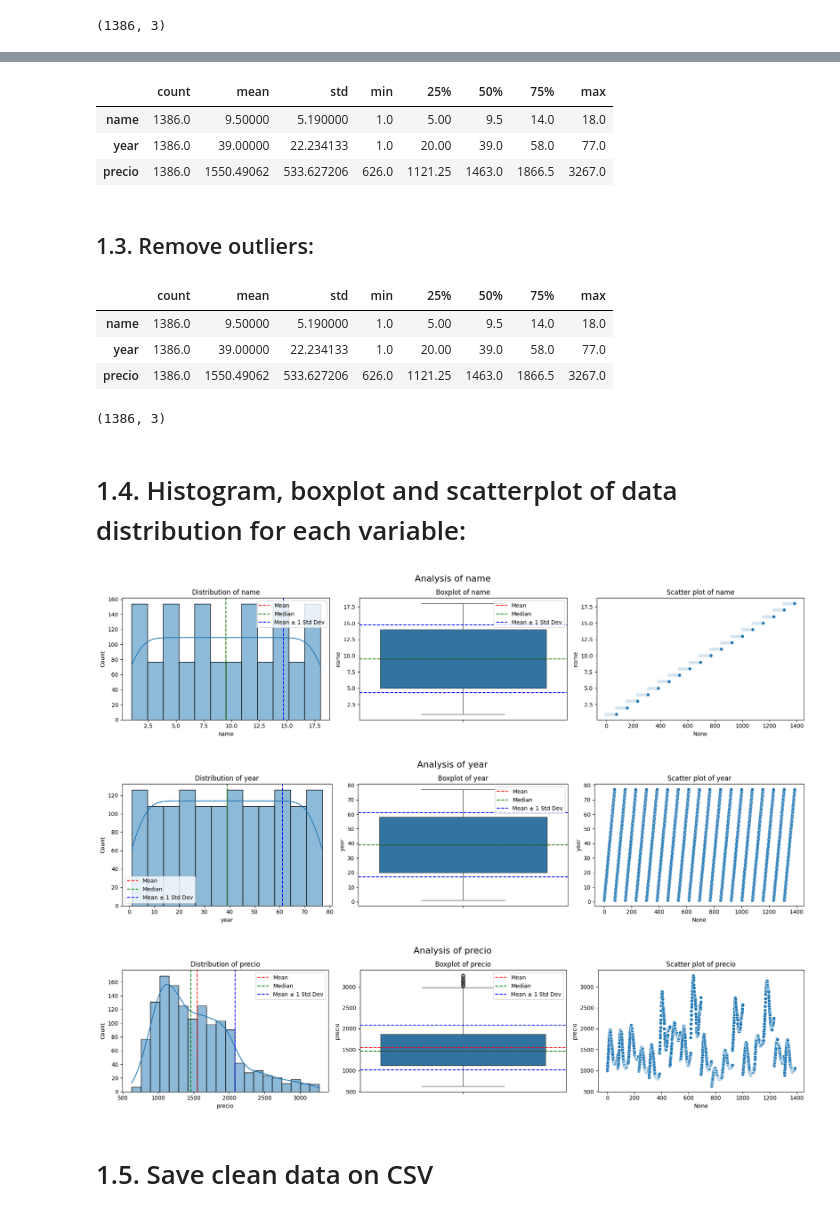
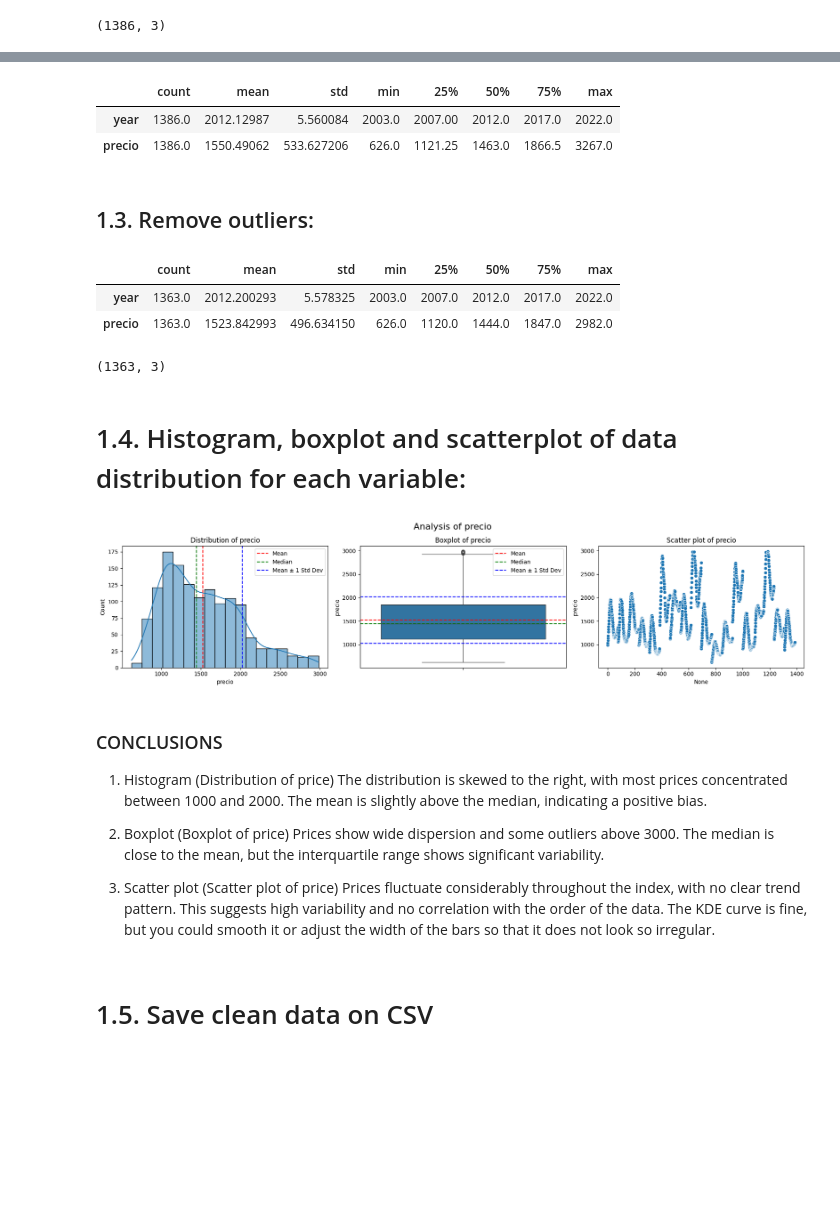
Before and after one commit to 4GeeksAcademy/Wendy-2025-DS-FINAL-PROJECT-ML, a Jupyter notebook: src/1. DESCRIPTIVE STATISTICS.ipynb, the cells around one changed output, grey strips where cells are left out. Saved outputs shown, nothing was run; the diff lists cells and outputs as text; code cells hidden in the pictures; blank space fills up the shorter version.

```diff
--- a/src/1. DESCRIPTIVE STATISTICS.ipynb
+++ b/src/1. DESCRIPTIVE STATISTICS.ipynb
@@ -162,6 +162,6 @@ msno.matrix(df_original)
 # %% [markdown]
 ## 1.0.5. Delete unnecessary data:
 # %%
-df_cleaned = df_original.drop(columns = ["codigo_comunidad", "comunidad", "IPC", "edad_media", "mano_obra", "precio_Acero", "precio_Aluminio", "precio_Cemento", "precio_Ceramica", "precio_Cobre", "precio_Energía", "precio_Ligantes", "precio_Madera", "num_hipotecas", "num_inmigracion"])
+df_cleaned = df_original.drop(columns = ["codigo_comunidad", "name", "IPC", "edad_media", "mano_obra", "precio_Acero", "precio_Aluminio", "precio_Cemento", "precio_Ceramica", "precio_Cobre", "precio_Energía", "precio_Ligantes", "precio_Madera", "num_hipotecas", "num_inmigracion"])
 df_cleaned
 # %% [output]
@@ -204,0 +187,2 @@ eda.label_encode_total_data(df_cleaned)
+# %%
+df_cleaned["year"] = pd.to_datetime(df_cleaned["year"]).dt.year
@@ -207,32 +211,38 @@ eda.label_encode_total_data(df_cleaned)
 # %%
-df_cleaned.describe().T
+df_cleaned[["year", "precio"]].describe().T
 # %% [output]
 |  | count | mean | std | min | 25% | 50% | 75% | max |
-| name | 1386.0 | 9.50000 | 5.190000 | 1.0 | 5.00 | 9.5 | 14.0 | 18.0 |
-| year | 1386.0 | 39.00000 | 22.234133 | 1.0 | 20.00 | 39.0 | 58.0 | 77.0 |
+| year | 1386.0 | 2012.12987 | 5.560084 | 2003.0 | 2007.00 | 2012.0 | 2017.0 | 2022.0 |
 | precio | 1386.0 | 1550.49062 | 533.627206 | 626.0 | 1121.25 | 1463.0 | 1866.5 | 3267.0 |
 # %% [markdown]
 ## 1.3. Remove outliers:
 # %%
-df_cleaned = eda.remove_outliers_igr(df_cleaned, [])
+df_cleaned = eda.remove_outliers_igr(df_cleaned, ["year", "precio"])
 df_cleaned.describe().T
 # %% [output]
 |  | count | mean | std | min | 25% | 50% | 75% | max |
-| name | 1386.0 | 9.50000 | 5.190000 | 1.0 | 5.00 | 9.5 | 14.0 | 18.0 |
-| year | 1386.0 | 39.00000 | 22.234133 | 1.0 | 20.00 | 39.0 | 58.0 | 77.0 |
-| precio | 1386.0 | 1550.49062 | 533.627206 | 626.0 | 1121.25 | 1463.0 | 1866.5 | 3267.0 |
+| year | 1363.0 | 2012.200293 | 5.578325 | 2003.0 | 2007.0 | 2012.0 | 2017.0 | 2022.0 |
+| precio | 1363.0 | 1523.842993 | 496.634150 | 626.0 | 1120.0 | 1444.0 | 1847.0 | 2982.0 |
 # %%
 df_cleaned.shape
 # %% [output]
-(1386, 3)
+(1363, 3)
 # %% [markdown]
 # 1.4. Histogram, boxplot and scatterplot of data distribution for each variable:
 # %%
-eda.plot_numerical_data(df_cleaned)
+eda.plot_numerical_data(df_cleaned[["precio"]])
 # %% [output]
-[figure, old version]
+[figure, new version]
-[figure, removed]
-[figure, removed]
+# %% [markdown]
+### CONCLUSIONS
+1. Histogram (Distribution of price)
+The distribution is skewed to the right, with most prices concentrated between 1000 and 2000. The mean is slightly above the median, indicating a positive bias.
+
+2. Boxplot (Boxplot of price)
+Prices show wide dispersion and some outliers above 3000. The median is close to the mean, but the interquartile range shows significant variability.
+
+3. Scatter plot (Scatter plot of price)
+Prices fluctuate considerably throughout the index, with no clear trend pattern. This suggests high variability and no correlation with the order of the data. The KDE curve is fine, but you could smooth it or adjust the width of the bars so that it does not look so irregular.
 # %% [markdown]
 # 1.5. Save clean data on CSV
 # %%
```
Also changed, not shown: parts of 10 cells of this notebook, 14 other files.
